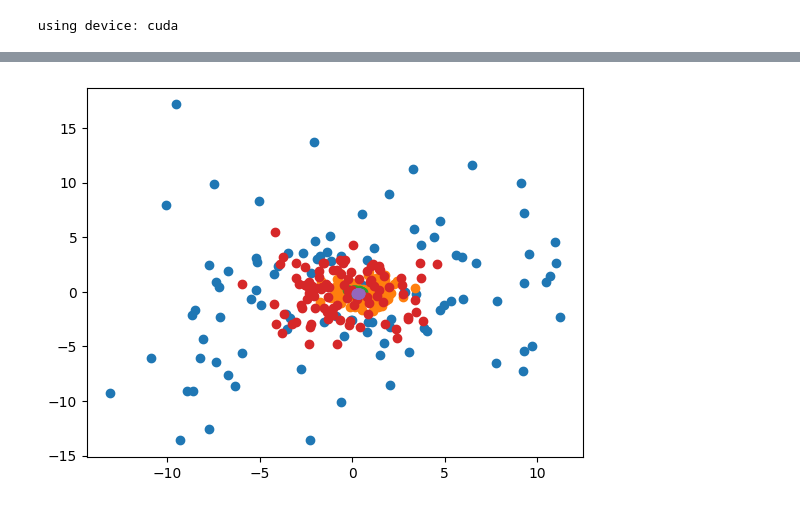
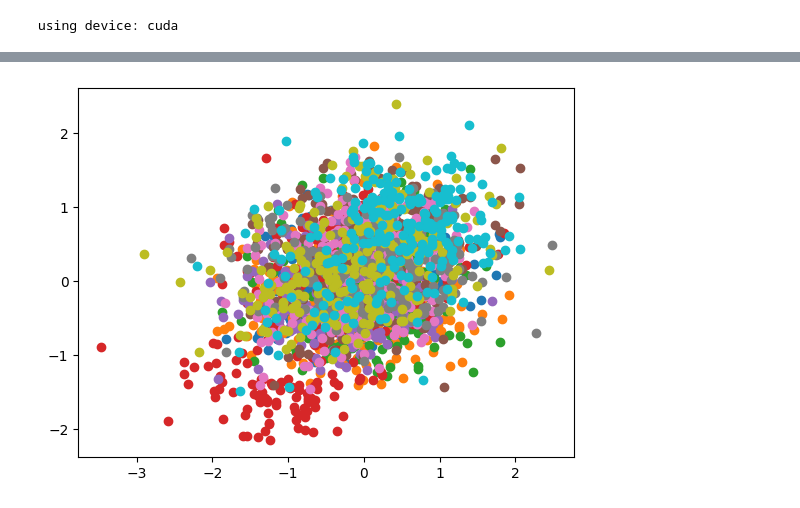
Before and after one commit to rwbakerUMASS/682-Final-Project, a Jupyter notebook: run_model.ipynb, the cells around one changed output, grey strips where cells are left out. Saved outputs shown, nothing was run; the diff lists cells and outputs as text; code cells hidden in the pictures.

```diff
--- a/run_model.ipynb
+++ b/run_model.ipynb
@@ -49,16 +45,17 @@ torch.Size([24, 3, 64, 64])
 from model import *
 from loss import LogCoshLoss, PerceptualLoss
 
-latent = 100
+latent = 20
 hidden = 100
 
 model = AutoEncoder(NewEncoder(latent),NewDecoder(latent))
-print(sum(p.numel() for p in model.parameters() if p.requires_grad))
+print('PARAMETERS: ',sum(p.numel() for p in model.parameters() if p.requires_grad))
+print()
 
 optim = torch.optim.Adam(model.parameters(), lr=1e-4)
 # optim = torch.optim.Adagrad(model.to(device).parameters(),lr=1e-3,weight_decay=0.97)
 
-trainer = Trainer(model, optim, device, train_dl, val_dl,kl_factor=1,kl_rate=1,kl_max=1, lossfn=nn.BCELoss(reduction='sum'))
+trainer = Trainer(model, optim, device, train_dl, val_dl, lossfn=nn.BCELoss(reduction='sum'))
 torch.cuda.empty_cache()
-mse, kl, total = trainer.train_model(epochs=100,print_every=100)
+mse, kl, total = trainer.train_model(epochs=5,print_every=1000)
 # %% [output]
@@ -165,19 +162,50 @@ for latent_i in range(num_latents):
 # %%
+import torchvision.transforms as T
+
 encoder = model.encoder
-tensor_image,_ = next(iter(test_dl))
-with torch.no_grad():
-    latent_mu,latent_var = encoder(tensor_image.to(device))
-latent_var = latent_var.to('cpu').detach()
-latent_mu = latent_mu.to('cpu').detach()
-for i in range(5):
-    latent_dist = torch.distributions.Normal(latent_mu[0,i],torch.abs(latent_var[0,i]))
-    latent_dist_2 = torch.distributions.Normal(latent_mu[1,i],torch.abs(latent_var[1,i]))
-    # plt.scatter(np.abs(latent_var[:,i]),np.abs(latent_var[:,i+1]))
+
+train_transform = T.Compose([
+    T.ToPILImage(),
+    T.Resize((64,64)),
+    T.RandomApply([
+        T.RandomVerticalFlip(0.5),
+        T.RandomHorizontalFlip(0.5),
+        T.RandomApply([
+            T.RandomRotation(90)
+        ],0.5),
+        T.RandomAffine(degrees = 0, translate = (0.25, 0.25))
+    ],0.5),
+    T.ToTensor()
+])
+
+img,_ = next(iter(test_dl))
+
+for i in range(10):
     plot1,plot2 = [],[]
-    for i in range(100):
-        plot1.append(latent_dist.rsample())
-        plot2.append(latent_dist_2.rsample())
+    for j in range(24):
+        tensor_image = train_transform(img[i])
+        with torch.no_grad():
+            latent_mu,latent_var = encoder(tensor_image.to(device).unsqueeze(0))
+        latent_var = latent_var.to('cpu').detach()
+        latent_mu = latent_mu.to('cpu').detach()
+        latent_dist = torch.distributions.Normal(latent_mu[0,0],torch.exp(0.5*latent_var[0,0]))
+        latent_dist_2 = torch.distributions.Normal(latent_mu[0,1],torch.exp(0.5*latent_var[0,1]))
+        for x in range(10):
+            plot1.append(latent_dist.rsample())
+            plot2.append(latent_dist_2.rsample())
     plt.scatter(plot1,plot2)
+    plt.legend([
+        'Image 1',
+        'Image 2',
+        'Image 3',
+        'Image 4',
+        'Image 5',
+        'Image 6',
+        'Image 7',
+        'Image 8',
+        'Image 9',
+        'Image 10',
+    ])
 # %% [output]
-[figure, old version]
+[figure, new version]
 # %%
```
Also changed, not shown: parts of 10 cells of this notebook, 2 other files.
